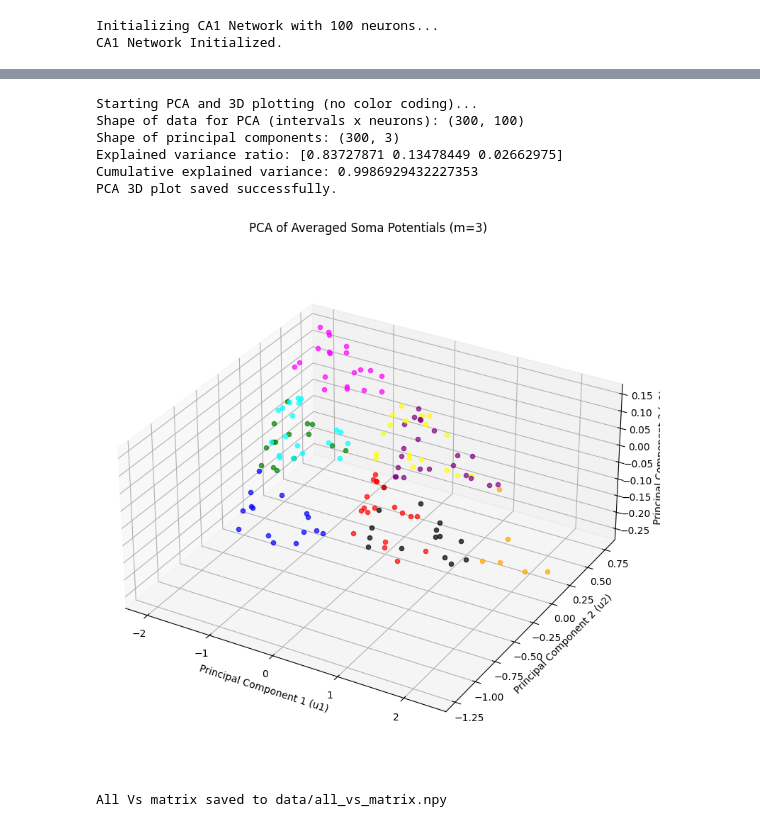
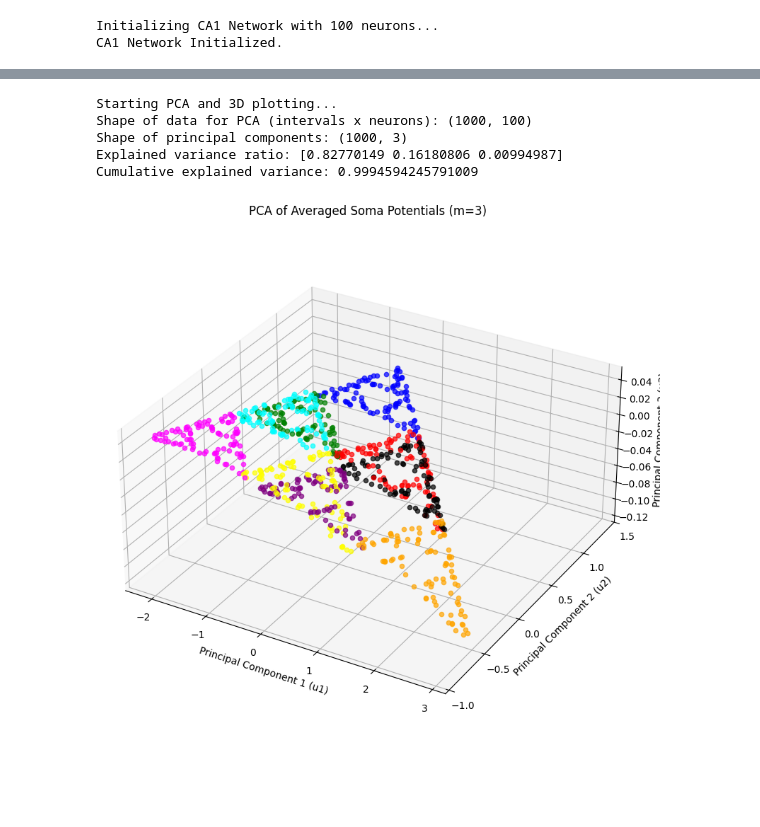
Before and after one commit to DeepWater3104/Yamaguti_etal_2011, a Jupyter notebook: notebooks/example.ipynb, the cells around one changed output, grey strips where cells are left out. Drawn from its saved outputs; the diff is of its cells as text; code cells hidden in the pictures; blank space fills up the shorter version.

Commit message:
update with longer simulation

```diff
--- a/notebooks/example.ipynb
+++ b/notebooks/example.ipynb
@@ -7,20 +7,21 @@ import numpy as np
 import tqdm
 # %%
 # Parameters
-num_ca1 = 100              # CA1ニューロン数 (論文 Figure 9で100まで)
+w_tilde = 0.01
+num_ca1_neurons = 100      # CA1ニューロン数 (論文 Figure 9で100まで)
+num_ca3_neurons = 100
 num_ca3_patterns = 20      # M=100 (論文では具体的な値が指定されていない)
 num_ca3_patterns_input = 3 # m=3 (主成分空間の次元と一致させる)
 t_interval_T = 100.0       # T=100ms (論文 Figure 4)
 duration_delta = 5.0       # delta=5ms (論文 Section 3.1)
 sim_dt = 0.05              # シミュレーションタイムステップ
-neuron_type = "bursting"
-synapse_type = "BOTH"
-sequence_length = 300      # 入力繰り返しの回数
+neuron_type  = ["bursting" for _ in range(num_ca1_neurons)]
+synapse_type = ["BOTH"     for _ in range(num_ca1_neurons)]
+sequence_length = 1000     # T間隔の数
 t_span_network = (0, t_interval_T * sequence_length) # 0ms から 1000ms
 rng = np.random.default_rng(42)
 selected_numbers = rng.choice(range(num_ca3_patterns), size=num_ca3_patterns_input, replace=False)
-print(selected_numbers)
+#print(selected_numbers)
 ca3_input_sequence = rng.integers(0, num_ca3_patterns_input, size=sequence_length).tolist()
 for input_idx in range(sequence_length):
     ca3_input_sequence[input_idx] = selected_numbers[ca3_input_sequence[input_idx]]
-print(f"Generated CA3 input sequence: {ca3_input_sequence}")
@@ -30,11 +28,13 @@ Generated CA3 input sequence: [np.int64(14), np.int64(13), np.int64(14), np.int6
 # %%
-print(f"Initializing CA1 Network with {num_ca1} neurons...")
+print(f"Initializing CA1 Network with {num_ca1_neurons} neurons...")
 ca1_network = CA1Network(
-    num_ca1_neurons=num_ca1,
+    num_ca1_neurons=num_ca1_neurons,
+    num_ca3_neurons=num_ca3_neurons,
     num_ca3_patterns=num_ca3_patterns,
     num_ca3_patterns_input=num_ca3_patterns_input,
     neuron_type=neuron_type,
     synapse_type=synapse_type,
+    w_tilde = w_tilde,
     dt=sim_dt,
     seed=42
 )
@@ -43,6 +43,8 @@ print("CA1 Network Initialized.")
 Initializing CA1 Network with 100 neurons...
 CA1 Network Initialized.
 # %%
+import time
+start = time.time()
 print(f"Starting network simulation for {t_span_network[1]} ms...")
 network_sol = ca1_network.simulate_network(
     t_span=t_span_network,
@@ -50,5 +52,7 @@ network_sol = ca1_network.simulate_network(
     ca3_input_interval_T=t_interval_T,
     ca3_input_duration_delta=duration_delta,
 )
-print("Network simulation completed.")
+end = time.time()
+print(f"Network simulation completed.")
+print(f"Elapsed time: {end - start}")
 # %% [output]
@@ -88,10 +65,10 @@ Shape of all Vs matrix: (100, 600000)
 fig_pca = plt.figure(figsize=(10, 8))
 ax_pca = fig_pca.add_subplot(111, projection='3d')
 
-from sklearn.decomposition import PCA # PCAのために追加
+from sklearn.decomposition import PCA
 
-print("\nStarting PCA and 3D plotting (no color coding)...")
-X_pca = averaged_vs_matrix.T
+print("\nStarting PCA and 3D plotting...")
+X_pca = network_sol.averaged_vs_matrix.T
 print(f"Shape of data for PCA (intervals x neurons): {X_pca.shape}")
 pca = PCA(n_components=3)
 principal_components = pca.fit_transform(X_pca)
@@ -125,6 +102,4 @@ ax_pca.set_zlabel('Principal Component 3 (u3)')
 ax_pca.set_title(f'PCA of Averaged Soma Potentials (m={ca1_network.num_ca3_patterns_input})')
 ax_pca.grid(True)
 plt.tight_layout()
-plt.savefig("ca1_network_pca_3d_plot.png")
-print("PCA 3D plot saved successfully.")
 # %% [output]
@@ -141,51 +115,41 @@ from sklearn.decomposition import PCA
 my_colors = ['blue', 'green', 'red', 'cyan', 'magenta', 'yellow', 'black', 'purple', 'orange', 'brown']
 
 fig_pca = plt.figure(figsize=(10, 8))
 ax_pca = fig_pca.add_subplot(111, projection='3d')
 
-print("\nStarting PCA and 3D plotting (no color coding)...")
-X_pca = averaged_vs_matrix.T
+print("\nStarting PCA and 3D plotting...")
+X_pca = network_sol.averaged_vs_matrix.T
 print(f"Shape of data for PCA (intervals x neurons): {X_pca.shape}")
 pca = PCA(n_components=3)
 principal_components = pca.fit_transform(X_pca)
 print(f"Shape of principal components: {principal_components.shape}")
 print(f"Explained variance ratio: {pca.explained_variance_ratio_}")
 print(f"Cumulative explained variance: {np.sum(pca.explained_variance_ratio_)}")
 for i in range(sequence_length):
     if i > 150:
         for last_input_idx1 in range(3):
             for last_input_idx2 in range(3):
                 if ca3_input_sequence[i] == selected_numbers[last_input_idx1]:
                     if ca3_input_sequence[i-1] == selected_numbers[last_input_idx2]:
                         ax_pca.scatter(principal_components[i, 0],
                                        principal_components[i, 1],
                                        principal_components[i, 2],
                                        color=my_colors[last_input_idx1 * 3 + last_input_idx2],
                                        s=20, alpha=0.7)
 ax_pca.set_box_aspect((1, 1, 0.5))
 ax_pca.set_xlabel('Principal Component 1 (u1)')
 ax_pca.set_ylabel('Principal Component 2 (u2)')
 ax_pca.set_zlabel('Principal Component 3 (u3)')
 ax_pca.set_title(f'PCA of Averaged Soma Potentials (m={ca1_network.num_ca3_patterns_input})')
 ax_pca.grid(True)
 plt.tight_layout()
-plt.savefig("ca1_network_pca_3d_plot.png")
-print("PCA 3D plot saved successfully.")
 # %% [output]
-Starting PCA and 3D plotting (no color coding)...
-Shape of data for PCA (intervals x neurons): (300, 100)
-Shape of principal components: (300, 3)
-Explained variance ratio: [0.83727871 0.13478449 0.02662975]
-Cumulative explained variance: 0.9986929432227353
-PCA 3D plot saved successfully.
+Starting PCA and 3D plotting...
+Shape of data for PCA (intervals x neurons): (1000, 100)
+Shape of principal components: (1000, 3)
+Explained variance ratio: [0.82770149 0.16180806 0.00994987]
+Cumulative explained variance: 0.9994594245791009
-[figure, old version]
+[figure, new version]
-# %%
-if all_vs_matrix is not None:
-    output_filename = "data/all_vs_matrix.npy"
-    np.save(output_filename, all_vs_matrix)
-    print(f"All Vs matrix saved to {output_filename}")
-# %% [output]
-All Vs matrix saved to data/all_vs_matrix.npy
 # %%
 fig_pca = plt.figure(figsize=(10, 8))
 ax_pca = fig_pca.add_subplot(111, projection='3d')
```
Also changed, not shown: parts of 7 cells of this notebook.
